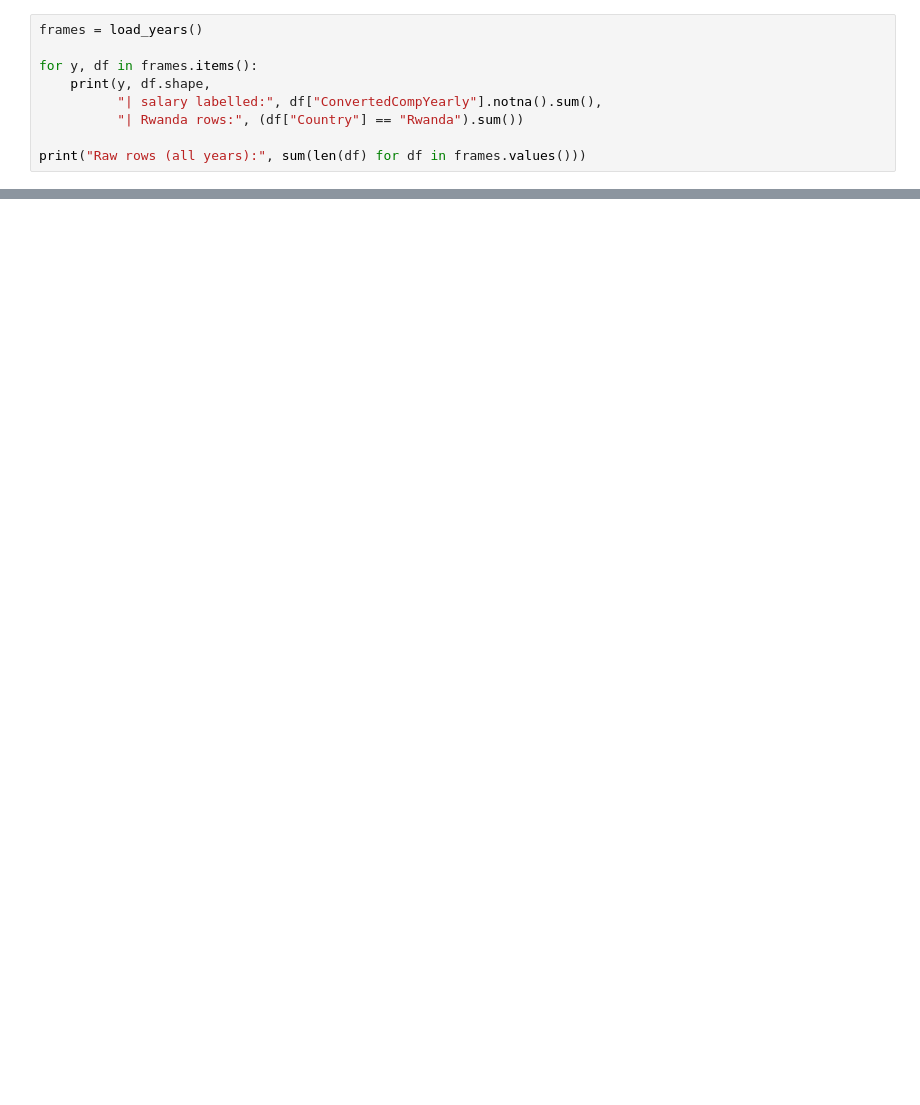
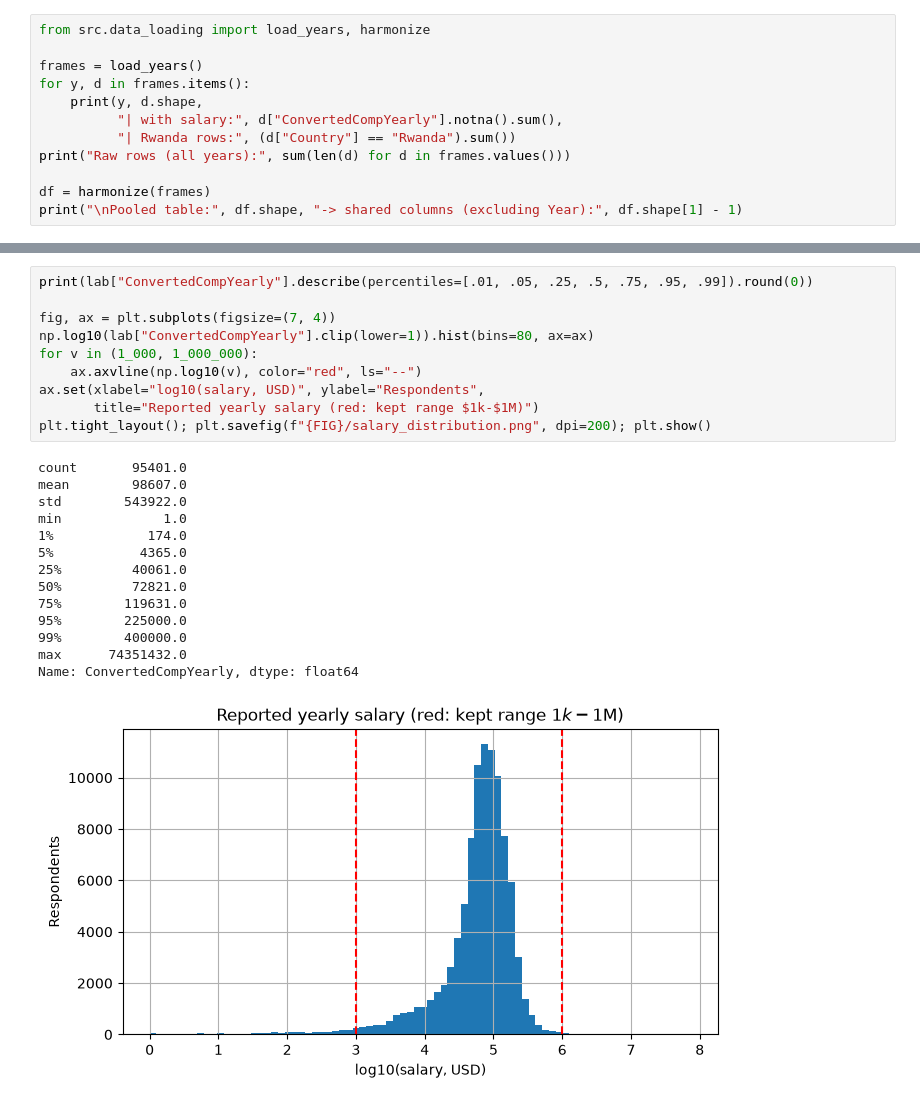
Before and after one commit to dusengepeggy/kodi-pay-summative, a Jupyter notebook: notebooks/01_main_analysis.ipynb, the cells around one changed output, grey strips where cells are left out. Cells and saved outputs as stored; diff of their text form; blank space fills up the shorter version.

```diff
--- a/notebooks/01_main_analysis.ipynb
+++ b/notebooks/01_main_analysis.ipynb
@@ -12,10 +60,13 @@ The autoreload extension is already loaded. To reload it, use:
 # %%
+from src.data_loading import load_years, harmonize
+
 frames = load_years()
+for y, d in frames.items():
+    print(y, d.shape,
+          "| with salary:", d["ConvertedCompYearly"].notna().sum(),
+          "| Rwanda rows:", (d["Country"] == "Rwanda").sum())
+print("Raw rows (all years):", sum(len(d) for d in frames.values()))
 
-for y, df in frames.items():
-    print(y, df.shape,
-          "| salary labelled:", df["ConvertedCompYearly"].notna().sum(),
-          "| Rwanda rows:", (df["Country"] == "Rwanda").sum())
-
-print("Raw rows (all years):", sum(len(df) for df in frames.values()))
+df = harmonize(frames)
+print("\nPooled table:", df.shape, "-> shared columns (excluding Year):", df.shape[1] - 1)
 # %% [output]
@@ -92,0 +137,25 @@ Name: ConvertedCompYearly, dtype: float64
+# %%
+print(lab["ConvertedCompYearly"].describe(percentiles=[.01, .05, .25, .5, .75, .95, .99]).round(0))
+
+fig, ax = plt.subplots(figsize=(7, 4))
+np.log10(lab["ConvertedCompYearly"].clip(lower=1)).hist(bins=80, ax=ax)
+for v in (1_000, 1_000_000):
+    ax.axvline(np.log10(v), color="red", ls="--")
+ax.set(xlabel="log10(salary, USD)", ylabel="Respondents",
+       title="Reported yearly salary (red: kept range $1k-$1M)")
+plt.tight_layout(); plt.savefig(f"{FIG}/salary_distribution.png", dpi=200); plt.show()
+# %% [output]
+count       95401.0
+mean        98607.0
+std        543922.0
+min             1.0
+1%            174.0
+5%           4365.0
+25%         40061.0
+50%         72821.0
+75%        119631.0
+95%        225000.0
+99%        400000.0
+max      74351432.0
+Name: ConvertedCompYearly, dtype: float64
+[figure, added]
```
Also changed, not shown: parts of 28 cells of this notebook, 2 other files.
